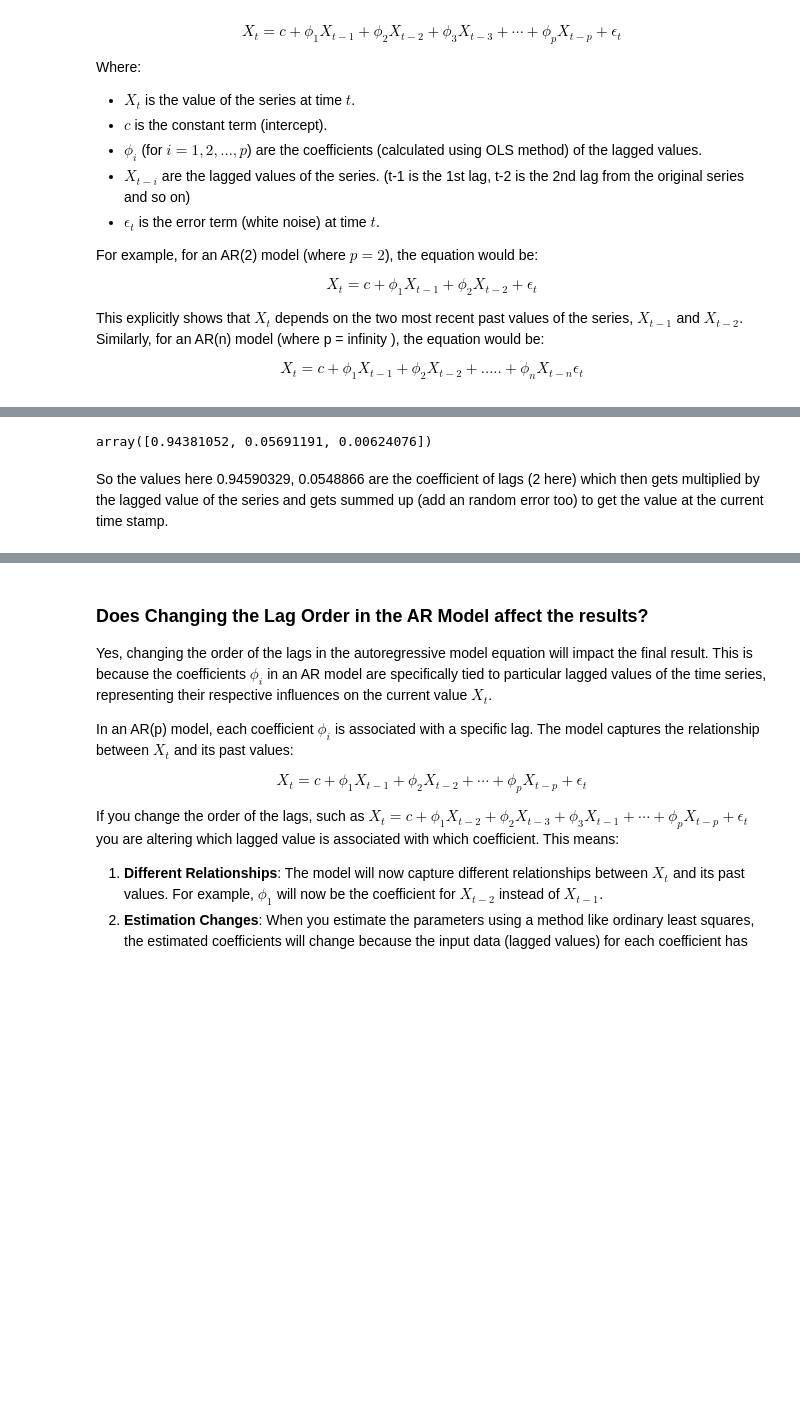
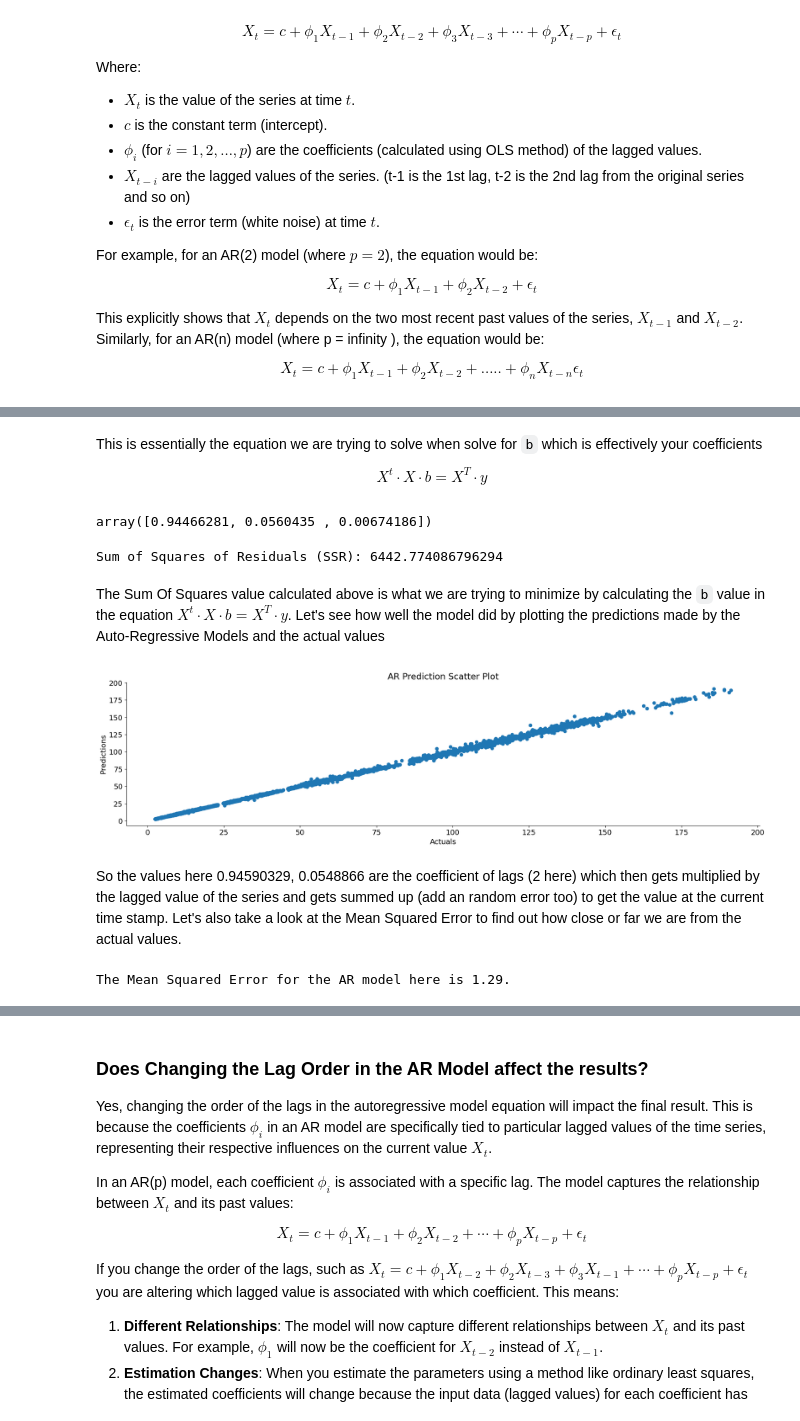
Before and after one commit to dakshbhatnagar/projects, a Jupyter notebook: arima/arima.ipynb, the cells around one changed output, grey strips where cells are left out. Saved outputs shown, nothing was run; the diff lists cells and outputs as text; code cells hidden in the pictures; blank space fills up the shorter version.

```diff
--- a/arima/arima.ipynb
+++ b/arima/arima.ipynb
@@ -261,23 +301,9 @@ df.dropna(inplace=True)
 #create a new df with the original series, 1 lagged and 2 lagged values
 df_lagged = df[['Close','Close_Lag_1', 'Close_Lag_2']]
 
+#Creating an input dataframe
 X = df_lagged[['Close_Lag_1', 'Close_Lag_2']]
 X['Intercept'] = 1
+
+#Output (target) series
 y = df_lagged['Close']
-
-# Use numpy's least squares to estimate parameters
-params = np.linalg.lstsq(X, y, rcond=None)[0]
-phi_1, phi_2, c = params[0], params[1], params[2]
-
-print(f"Estimated parameters: c = {c:.4f}, phi_1 = {phi_1:.4f}, phi_2 = {phi_2:.4f}")
-
-# Step 4: Predict future values
-def predict_ar2(X_t_minus_1, X_t_minus_2, c, phi_1, phi_2):
-    return c + phi_1 * X_t_minus_1 + phi_2 * X_t_minus_2
-
-# Predict the next value in the series
-X_t_minus_1 = df['Close'].iloc[-3]
-X_t_minus_2 = df['Close'].iloc[-2]
-X_t_pred = predict_ar2(X_t_minus_1, X_t_minus_2, c, phi_1, phi_2)
-
-print("Predicted next value: X_t_pred" , round(X_t_pred,4))
@@ -287,5 +341,15 @@ Predicted next value: X_t_pred 189.248
+# %% [markdown]
+This is essentially the equation we are trying to solve when solve for `b` which is effectively your coefficients
+
+$$X^t\cdot X \cdot b =  X^T \cdot y$$
 # %%
+LHS = np.dot(X.T, X)
+RHS = np.dot(X.T, y)
 #Coefficient for lags (first 2, third is constant term) calculated using ordinary least squares implemented in Numpy
-params
+coeffs = np.linalg.solve(LHS, RHS) # AR(2)
+coeffs
 # %% [output]
-array([0.94381052, 0.05691191, 0.00624076])
+array([0.94466281, 0.0560435 , 0.00674186])
+# %%
+#Assigning the values
+lag1_coeff, lag2_coeff, c = coeffs # type: ignore
@@ -292,2 +360,28 @@ array([0.94381052, 0.05691191, 0.00624076])
+# %%
+#Adding a new column for the AR predictions
+df['AR_Preds'] = predict_ar2(df['Close_Lag_1'], df['Close_Lag_2'], c, lag1_coeff, lag2_coeff)
+# %%
+residuals = df['Close'] - df['AR_Preds']
+ssr = np.sum(residuals**2)
+print(f"Sum of Squares of Residuals (SSR): {ssr}")
+# %% [output]
+Sum of Squares of Residuals (SSR): 6442.774086796294
+# %% [markdown]
+The Sum Of Squares value calculated above is what we are trying to minimize by calculating the `b` value in the equation $X^t\cdot X \cdot b =  X^T \cdot y$. Let's see how well the model did by plotting the predictions made by the Auto-Regressive Models and the actual values
+# %%
+plt.scatter(df['Close'], df['AR_Preds'])
+plt.gca().spines['top'].set_visible(False)
+plt.gca().spines['right'].set_visible(False)
+plt.xlabel('Actuals')
+plt.ylabel('Predictions')
+plt.title('AR Prediction Scatter Plot')
+plt.show()
+# %% [output]
+[figure, added]
 # %% [markdown]
-So the values here 0.94590329, 0.0548866 are the coefficient of lags (2 here) which then gets multiplied by the lagged value of the series and gets summed up (add an random error too) to get the value at the current time stamp.
+So the values here 0.94590329, 0.0548866 are the coefficient of lags (2 here) which then gets multiplied by the lagged value of the series and gets summed up (add an random error too) to get the value at the current time stamp. Let's also take a look at the Mean Squared Error to find out how close or far we are from the actual values.
+# %%
+MSE = float(round(mean_squared_error(df['Close'], df['AR_Preds']),2))
+print(f"The Mean Squared Error for the AR model here is {MSE}.")
+# %% [output]
+The Mean Squared Error for the AR model here is 1.29.
```
Also changed, not shown: parts of 24 cells of this notebook.
